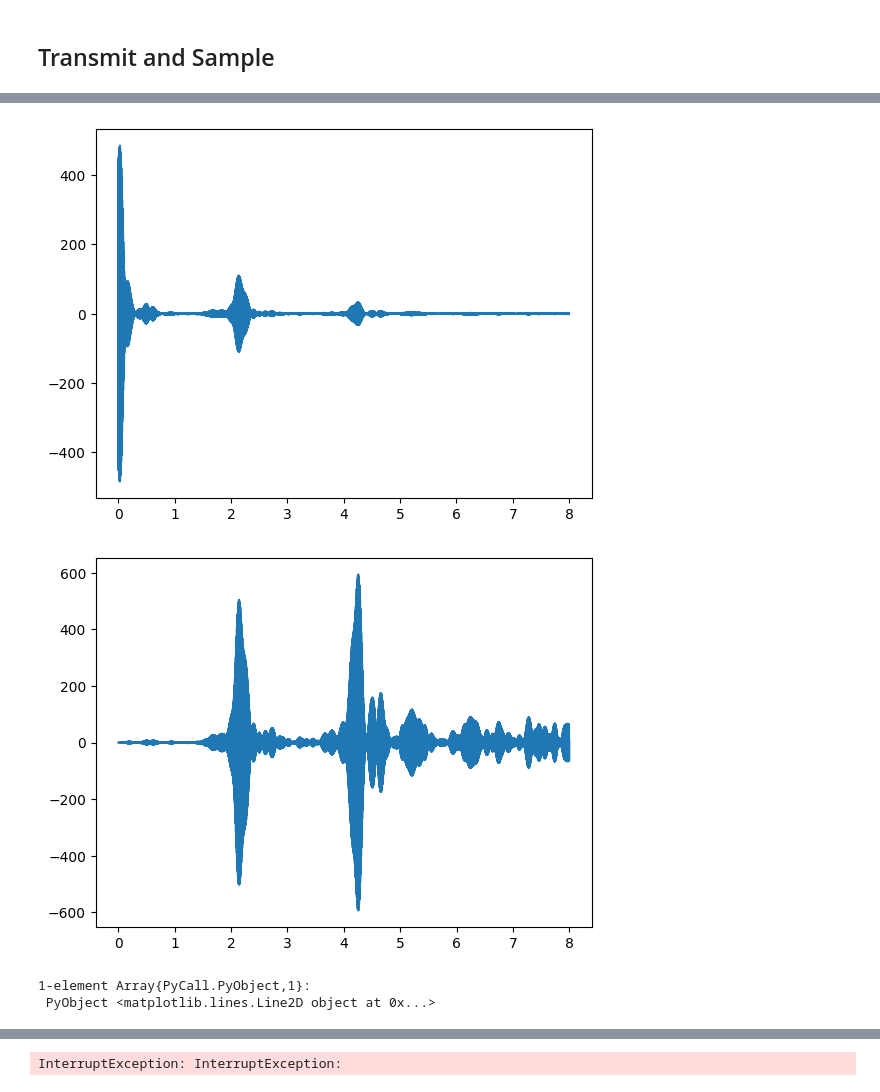
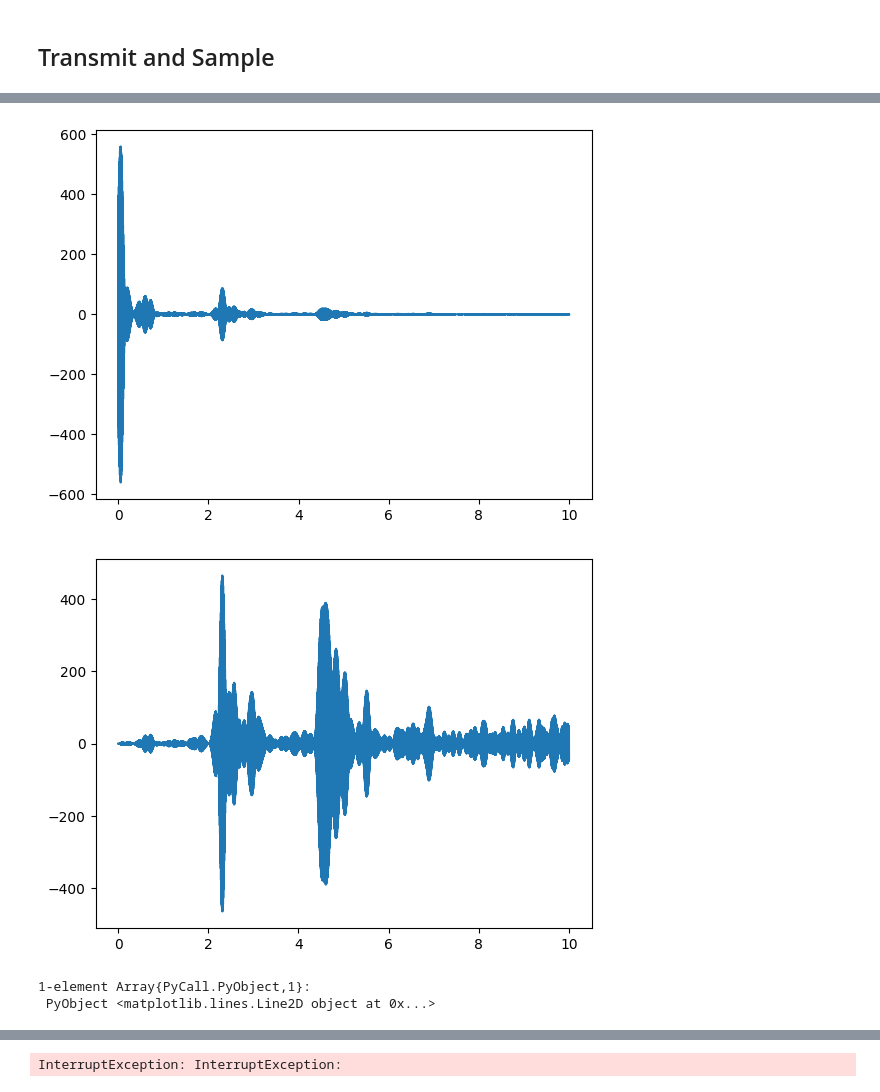
Before and after one commit to GDFLAW001/Sonar-Design, a Jupyter notebook: Source Code/Matthews Code/oneDimensionalPinger.ipynb, the cells around one changed output, grey strips where cells are left out. Cells and saved outputs as stored; diff of their text form; code cells hidden in the pictures.

```diff
--- a/Source Code/Matthews Code/oneDimensionalPinger.ipynb
+++ b/Source Code/Matthews Code/oneDimensionalPinger.ipynb
@@ -38,22 +70,26 @@ println(size(x_rx))
 #Recieved waveform
 v_rx=(x_rx*(3.3/(2^12)))
 
+IgnoreTime=0.01
+
 #Time
 S=29200 #Number of samples expected
+CS=Int(floor((S+(500000*IgnoreTime)))) #Number of samples with compensation
 c = 343 # Speed of sound in air in m/s
-timeSample=20/343 #+0.004 # Amount of time sampled for
-dt=timeSample/S
-t = collect(0:dt:timeSample)[1:S] # t=0:dt:t_max defines a “range”.
+timeSample=20/343 +IgnoreTime # Amount of time sampled for
+dt=timeSample/CS
+t=collect(0:dt:timeSample)[1:CS] # t=0:dt:t_max defines a “range”.
 r = c*t/2;
 
-Lower=4490
-Upper=6760
-println("Lower:",4490)
-println("Upper:",6760)
+Lower=150
+Upper=2100
+println("Lower:",Lower)
+println("Upper:",Upper)
 
-chirp=zeros(S)
+chirp=zeros(CS)
 println(size(chirp))
-for n = 1:S
+println(size(t))
+for n = 1:CS
     chirp[n]=1.65
     if n>(Lower-1)&& n < (Upper+1)
         chirp[n]=v_rx[n]
@@ -67,7 +103,7 @@ grid("on")
 show()
 
 i =0
-for n = 1:S
+for n = 1:CS
     chirp[n]=1.65
     if n>(Lower-1)&& n < (Upper+1)
         chirp[1+i]=v_rx[n]
@@ -269,5 +295,4 @@ OverflowError: OverflowError: overflow parsing "22702014"
 # %%
-
 V_RX = fft(v_rx)
 
 V_RX = V_RX .* H
@@ -279,20 +304,21 @@ plot(f_axis[7300:21900],fftshift(abs.(V_RX))[7300:21900],".-")
 
 
 figure()
-plot(r[1:S],v_rx[1:S])
+plot(r[1:CS],v_rx[1:CS])
 ylim([0,3.3])
 show()
 
-V_MF = MF[1:S].*V_RX[1:S];
-v_mf = ifft(V_MF[1:S]);
+V_MF = MF[1:CS].*V_RX[1:CS];
+v_mf = ifft(V_MF[1:CS]);
 
 
 figure()
-plot(r[1:25000],v_mf[1:25000])
+plot(r[1:S],v_mf[1:S])
 
 
-v_mf=v_mf.*r[1:S].*r[1:S]
+v_mf=v_mf.*r[1:CS].*r[1:CS]
+#V_MF=fft(v_mf)
 
 figure()
-plot(r[1:25000],v_mf[1:25000])
+plot(r[1:S],v_mf[1:S])
 # %% [output]
@@ -301,4 +327,4 @@ plot(r[1:25000],v_mf[1:25000])
-[figure, old version]
+[figure, new version]
-[figure, old version]
+[figure, new version]
 1-element Array{PyCall.PyObject,1}:
  PyObject <matplotlib.lines.Line2D object at 0x...>
```
Also changed, not shown: parts of 13 cells of this notebook, 2 other files.
